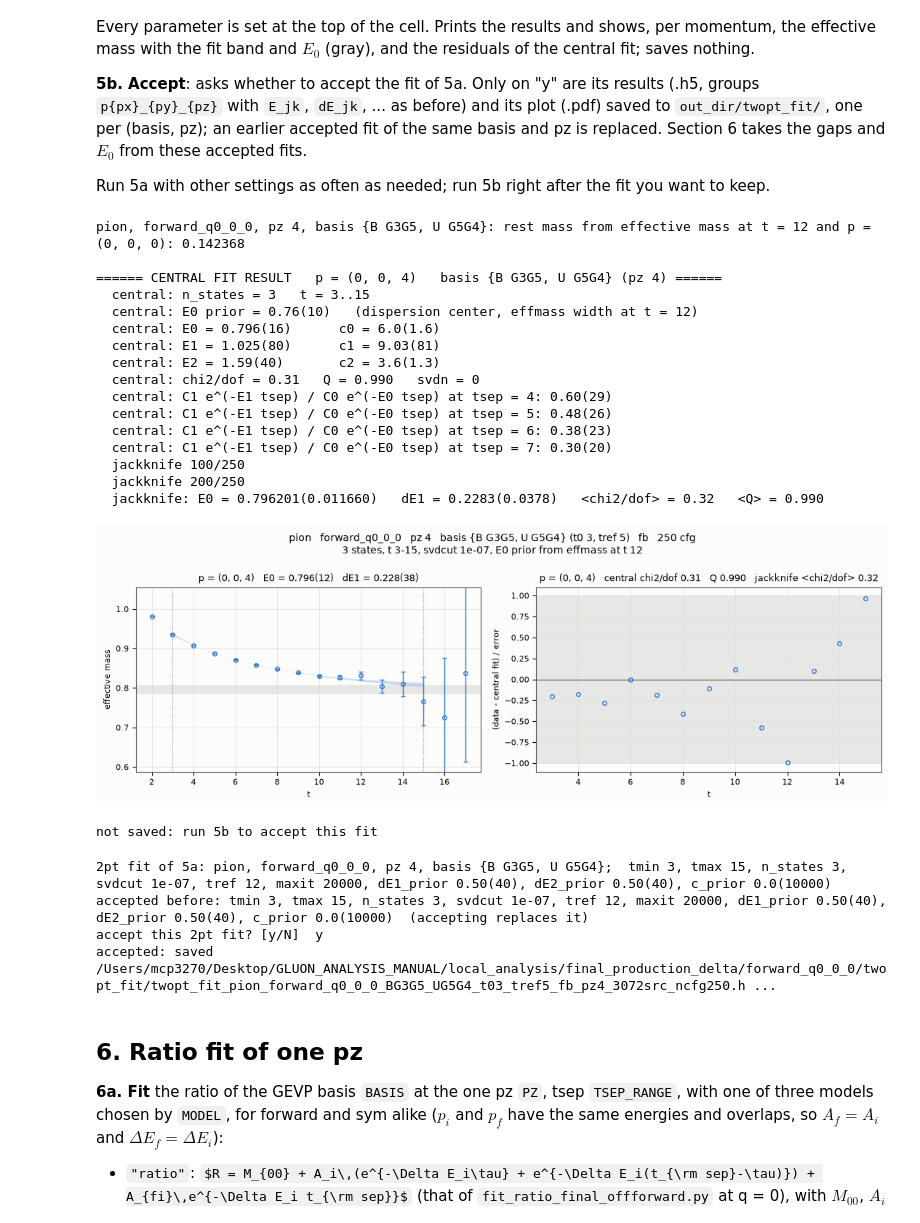
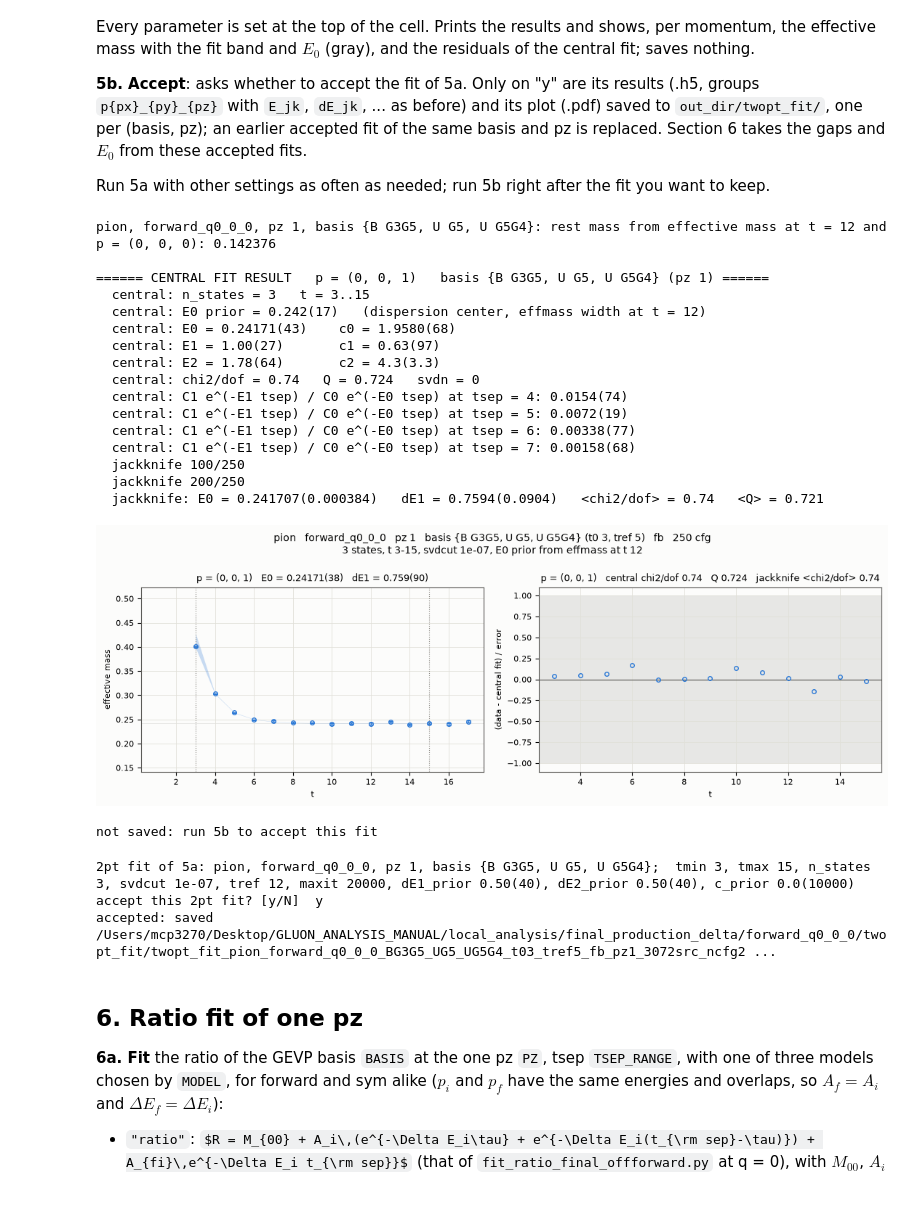
Before and after one commit to sichengl/GLUON_ANALYSIS_MANUAL, a Jupyter notebook: local_analysis/final_production_delta/gevp_3pt_ratio_subsets.ipynb, the cells around one changed output. Saved outputs shown, nothing was run; the diff lists cells and outputs as text; code cells hidden in the pictures; some formulas as TeX source.

```diff
--- a/local_analysis/final_production_delta/gevp_3pt_ratio_subsets.ipynb
+++ b/local_analysis/final_production_delta/gevp_3pt_ratio_subsets.ipynb
@@ -732,8 +732,8 @@ import gvar as gv
 import lsqfit
 
 #---- every parameter of this fit
-PZ = 4                                 # the pz of p_f (and p_i) to fit
-BASIS = [(0,2),(1,1)]               # the GEVP basis, as (smear, gamma) operators: smear 0 = B, 1 = U;  gamma 0 = G5, 1 = G5G4, 2 = G3G5
+PZ = 1                                 # the pz of p_f (and p_i) to fit
+BASIS = [(0,2),(1,0),(1,1)]               # the GEVP basis, as (smear, gamma) operators: smear 0 = B, 1 = U;  gamma 0 = G5, 1 = G5G4, 2 = G3G5
 TMIN, TMAX = 3, 15
 N_STATES = 3
 SVDCUT = 1e-7
@@ -909,46 +909,46 @@ with plt.rc_context(STYLE):
         ax.axhline(0, color="#52514e", lw=0.8, zorder=1)
         ax.plot(t, (twopt[pf][:, TMIN:TMAX + 1].mean(axis=0) - fit_central) / data_err, "o", color=CAT[0], mfc="none", ms=4, zorder=2)
         ax.set_xlabel("t")
         ax.set_ylabel("(data - central fit) / error")
         ax.set_title(f"p = {pf}   central chi2/dof {d['chi2dof_central']:.2f}   Q {d['Q_central']:.3f}   jackknife <chi2/dof> {d['chi2dof_jk'].mean():.2f}", fontsize=9)
         for ax in row:
             ax.grid(color="#e1e0d9", lw=0.6)
             ax.set_axisbelow(True)
     fig.suptitle(f"{hadron}   {kin_tag}   pz {PZ}   basis {label} (t0 {t0}, tref {t_ref})   {DIRECTION}   {n_cfg} cfg\n"
                  f"{N_STATES} states, t {TMIN}-{TMAX}, svdcut {SVDCUT:g}, E0 prior from effmass at t {TREF}", fontsize=10)
     fig.tight_layout()
     plt.show()
 
 #---- what 5b saves when this fit is accepted
 settings = {"tmin": TMIN, "tmax": TMAX, "n_states": N_STATES, "svdcut": SVDCUT, "tref": TREF, "maxit": MAXIT,
             "dE1_prior": str(DE1_PRIOR), "dE2_prior": str(DE2_PRIOR), "c_prior": f"{C_CENTER}({C_WIDTH:g})"}
 twopt_fit = {"path": twopt_fit_path_of(kin_tag, subset, PZ), "label": f"{hadron}, {kin_tag}, pz {PZ}, basis {label}", "settings": settings,
              "results": results, "figure": fig,
              "attrs": {"tmin": TMIN, "tmax": TMAX, "n_states": N_STATES, "svdcut": SVDCUT, "n_jk": n_jk, "tref": TREF,
                        "E0_prior_scheme": f"center from cosh E = cosh m_rest + sum_i (1 - cos p_i), m_rest = effmass(t={TREF}) at the smallest momentum {p_min} (same basis) "
                                           f"through the same relation; width = 10 x this momentum's effmass jk error",
                        "m_rest": m_rest, "settings": json.dumps(settings), "pt2_source": gevp_path, "direction": DIRECTION, "hadron": hadron,
                        "kin_tag": kin_tag, "pz": PZ, "subset": subset, "basis": label, "basis_operators": json.dumps([list(op) for op in BASIS]),
                        "gevp": f"t0 {t0}, t_ref {t_ref}", "n_cfg": n_cfg}}
 print("\nnot saved: run 5b to accept this fit")
 # %% [output]
-pion, forward_q0_0_0, pz 4, basis {B G3G5, U G5G4}: rest mass from effective mass at t = 12 and p = (0, 0, 0): 0.142368
+pion, forward_q0_0_0, pz 1, basis {B G3G5, U G5, U G5G4}: rest mass from effective mass at t = 12 and p = (0, 0, 0): 0.142376
 
-====== CENTRAL FIT RESULT   p = (0, 0, 4)   basis {B G3G5, U G5G4} (pz 4) ======
+====== CENTRAL FIT RESULT   p = (0, 0, 1)   basis {B G3G5, U G5, U G5G4} (pz 1) ======
   central: n_states = 3   t = 3..15
-  central: E0 prior = 0.76(10)   (dispersion center, effmass width at t = 12)
-  central: E0 = 0.796(16)      c0 = 6.0(1.6)
-  central: E1 = 1.025(80)      c1 = 9.03(81)
-  central: E2 = 1.59(40)       c2 = 3.6(1.3)
-  central: chi2/dof = 0.31   Q = 0.990   svdn = 0
-  central: C1 e^(-E1 tsep) / C0 e^(-E0 tsep) at tsep = 4: 0.60(29)
-  central: C1 e^(-E1 tsep) / C0 e^(-E0 tsep) at tsep = 5: 0.48(26)
-  central: C1 e^(-E1 tsep) / C0 e^(-E0 tsep) at tsep = 6: 0.38(23)
-  central: C1 e^(-E1 tsep) / C0 e^(-E0 tsep) at tsep = 7: 0.30(20)
+  central: E0 prior = 0.242(17)   (dispersion center, effmass width at t = 12)
+  central: E0 = 0.24171(43)    c0 = 1.9580(68)
+  central: E1 = 1.00(27)       c1 = 0.63(97)
+  central: E2 = 1.78(64)       c2 = 4.3(3.3)
+  central: chi2/dof = 0.74   Q = 0.724   svdn = 0
+  central: C1 e^(-E1 tsep) / C0 e^(-E0 tsep) at tsep = 4: 0.0154(74)
+  central: C1 e^(-E1 tsep) / C0 e^(-E0 tsep) at tsep = 5: 0.0072(19)
+  central: C1 e^(-E1 tsep) / C0 e^(-E0 tsep) at tsep = 6: 0.00338(77)
+  central: C1 e^(-E1 tsep) / C0 e^(-E0 tsep) at tsep = 7: 0.00158(68)
   jackknife 100/250
   jackknife 200/250
-  jackknife: E0 = 0.796201(0.011660)   dE1 = 0.2283(0.0378)   <chi2/dof> = 0.32   <Q> = 0.990
+  jackknife: E0 = 0.241707(0.000384)   dE1 = 0.7594(0.0904)   <chi2/dof> = 0.74   <Q> = 0.721
-[figure, old version]
+[figure, new version]
 not saved: run 5b to accept this fit
 # %%
 #======== 5b. accept the 2pt fit of 5a: only then its results (.h5) and plot (.pdf) are saved ========
@@ -973,10 +973,9 @@ if input("accept this 2pt fit? [y/N] ").strip().lower() in ("y", "yes"):
 else:
     print("not accepted: nothing saved")
 # %% [output]
-2pt fit of 5a: pion, forward_q0_0_0, pz 4, basis {B G3G5, U G5G4};  tmin 3, tmax 15, n_states 3, svdcut 1e-07, tref 12, maxit 20000, dE1_prior 0.50(40), dE2_prior 0.50(40), c_prior 0.0(10000)
-accepted before: tmin 3, tmax 15, n_states 3, svdcut 1e-07, tref 12, maxit 20000, dE1_prior 0.50(40), dE2_prior 0.50(40), c_prior 0.0(10000)  (accepting replaces it)
+2pt fit of 5a: pion, forward_q0_0_0, pz 1, basis {B G3G5, U G5, U G5G4};  tmin 3, tmax 15, n_states 3, svdcut 1e-07, tref 12, maxit 20000, dE1_prior 0.50(40), dE2_prior 0.50(40), c_prior 0.0(10000)
 accept this 2pt fit? [y/N]  y
-accepted: saved /Users/mcp3270/Desktop/GLUON_ANALYSIS_MANUAL/local_analysis/final_production_delta/forward_q0_0_0/twopt_fit/twopt_fit_pion_forward_q0_0_0_BG3G5_UG5G4_t03_tref5_fb_pz4_3072src_ncfg250.h ...
+accepted: saved /Users/mcp3270/Desktop/GLUON_ANALYSIS_MANUAL/local_analysis/final_production_delta/forward_q0_0_0/twopt_fit/twopt_fit_pion_forward_q0_0_0_BG3G5_UG5_UG5G4_t03_tref5_fb_pz1_3072src_ncfg2 ...
 # %% [markdown]
 ## 6. Ratio fit of one pz
 
```
Also changed, not shown: parts of 3 cells of this notebook, 4 other files.
